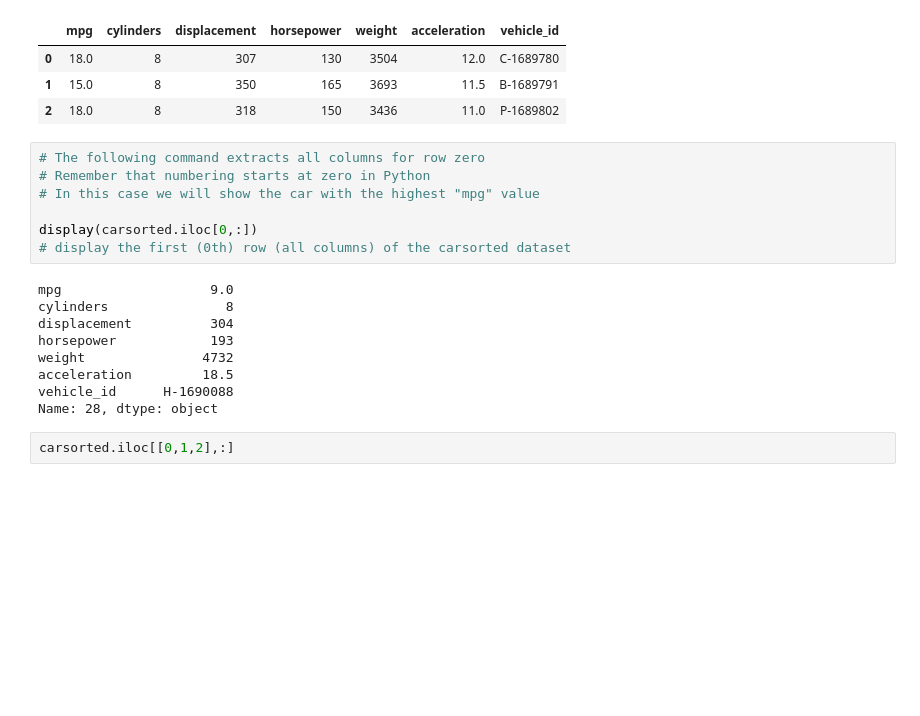
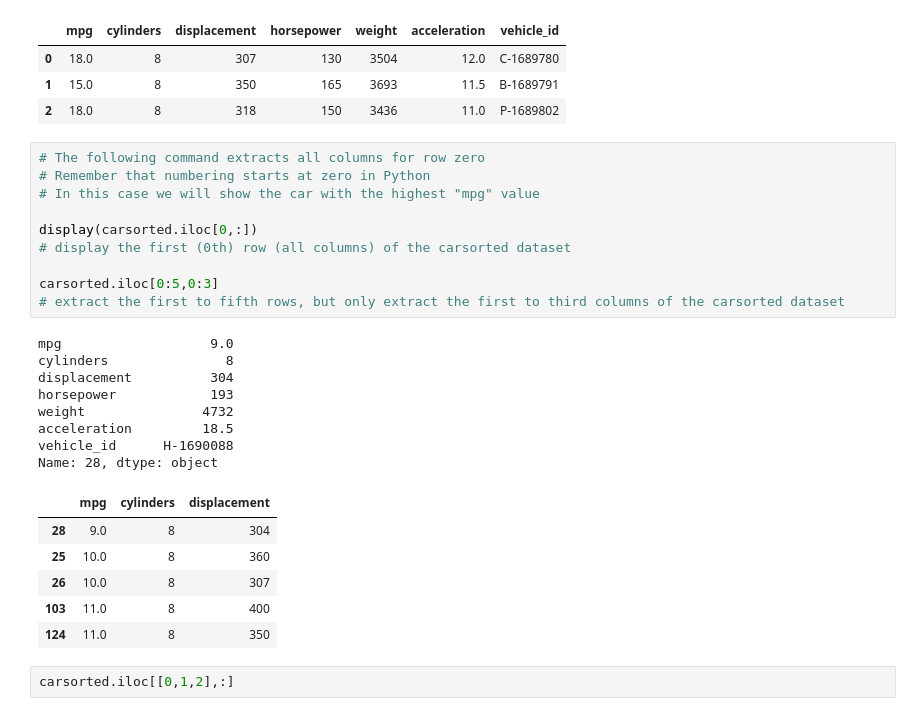
Before and after one commit to SeanB367/qtm151spring2024, a Jupyter notebook: lecture_10/lecture_10a - Subsetting data.ipynb, the cells around one changed output. Saved outputs shown, nothing was run; the diff lists cells and outputs as text; blank space fills up the shorter version.

```diff
--- a/lecture_10/lecture_10a - Subsetting data.ipynb
+++ b/lecture_10/lecture_10a - Subsetting data.ipynb
@@ -302,19 +302,28 @@ carfeatures.iloc[[0,1,2]]
 # %%
 # The following command extracts all columns for row zero
 # Remember that numbering starts at zero in Python
 # In this case we will show the car with the highest "mpg" value
 
 display(carsorted.iloc[0,:])
 # display the first (0th) row (all columns) of the carsorted dataset
+
+carsorted.iloc[0:5,0:3]
+# extract the first to fifth rows, but only extract the first to third columns of the carsorted dataset
 # %% [output]
 mpg                   9.0
 cylinders               8
 displacement          304
 horsepower            193
 weight               4732
 acceleration         18.5
 vehicle_id      H-1690088
 Name: 28, dtype: object
+|  | mpg | cylinders | displacement |
+| 28 | 9.0 | 8 | 304 |
+| 25 | 10.0 | 8 | 360 |
+| 26 | 10.0 | 8 | 307 |
+| 103 | 11.0 | 8 | 400 |
+| 124 | 11.0 | 8 | 350 |
 # %%
 carsorted.iloc[[0,1,2],:]
 # %% [output]
```
Also changed, not shown: parts of 1 cell of this notebook, 5 other files.
